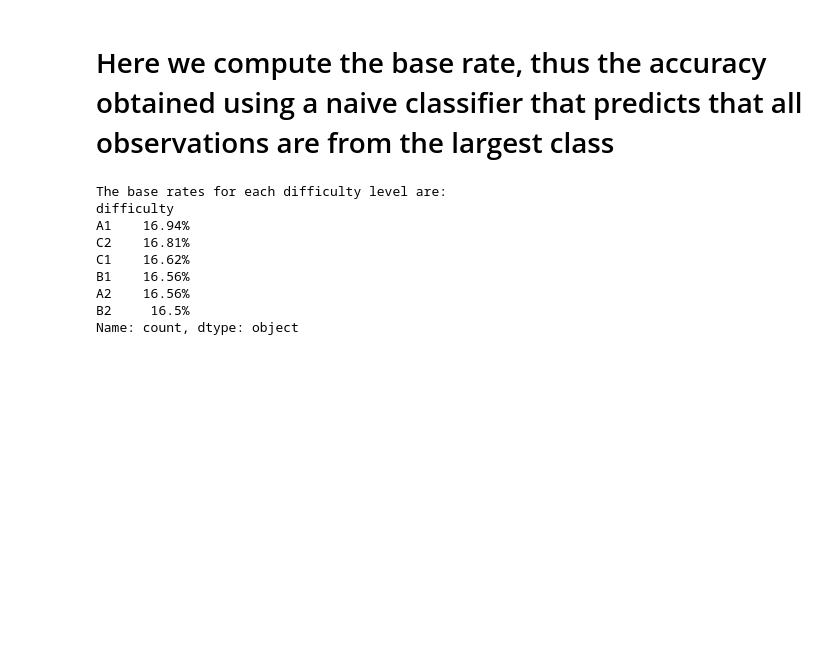
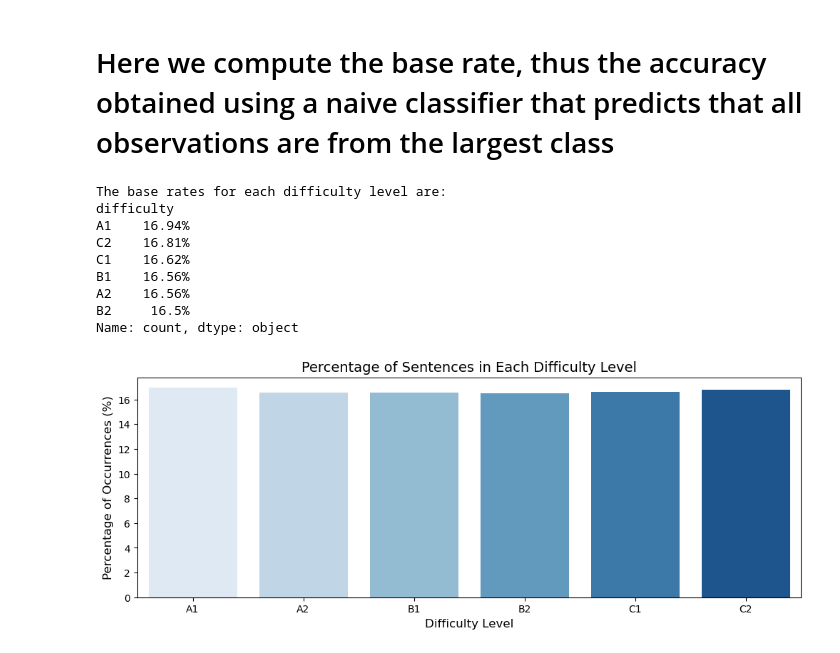
Before and after one commit to BeatriceVaienti/dsml_project, a Jupyter notebook: notebooks/preliminaryEv.ipynb, the cells around one changed output. Cells and saved outputs as stored; diff of their text form; code cells hidden in the pictures; blank space fills up the shorter version.

```diff
--- a/notebooks/preliminaryEv.ipynb
+++ b/notebooks/preliminaryEv.ipynb
@@ -58,3 +68,16 @@ B1    16.56%
 A2    16.56%
 B2     16.5%
 Name: count, dtype: object
+# %%
+# Plot number of sentences per category
+category_order = ['A1', 'A2', 'B1', 'B2', 'C1', 'C2']
+palette = sns.color_palette("Blues", len(category_order))
+plt.figure(figsize=(12,4))
+sns.barplot(x=base_rate.index, y=base_rate.values, order=category_order, palette=palette)
+plt.ylabel('Percentage of Occurrences (%)', fontsize=12)
+plt.xlabel('Difficulty Level', fontsize=12)
+plt.title('Percentage of Sentences in Each Difficulty Level', fontsize=14)
+plt.xticks(rotation=0)
+plt.show()
+# %% [output]
+[figure, added]
```
Also changed, not shown: parts of 12 cells of this notebook.
